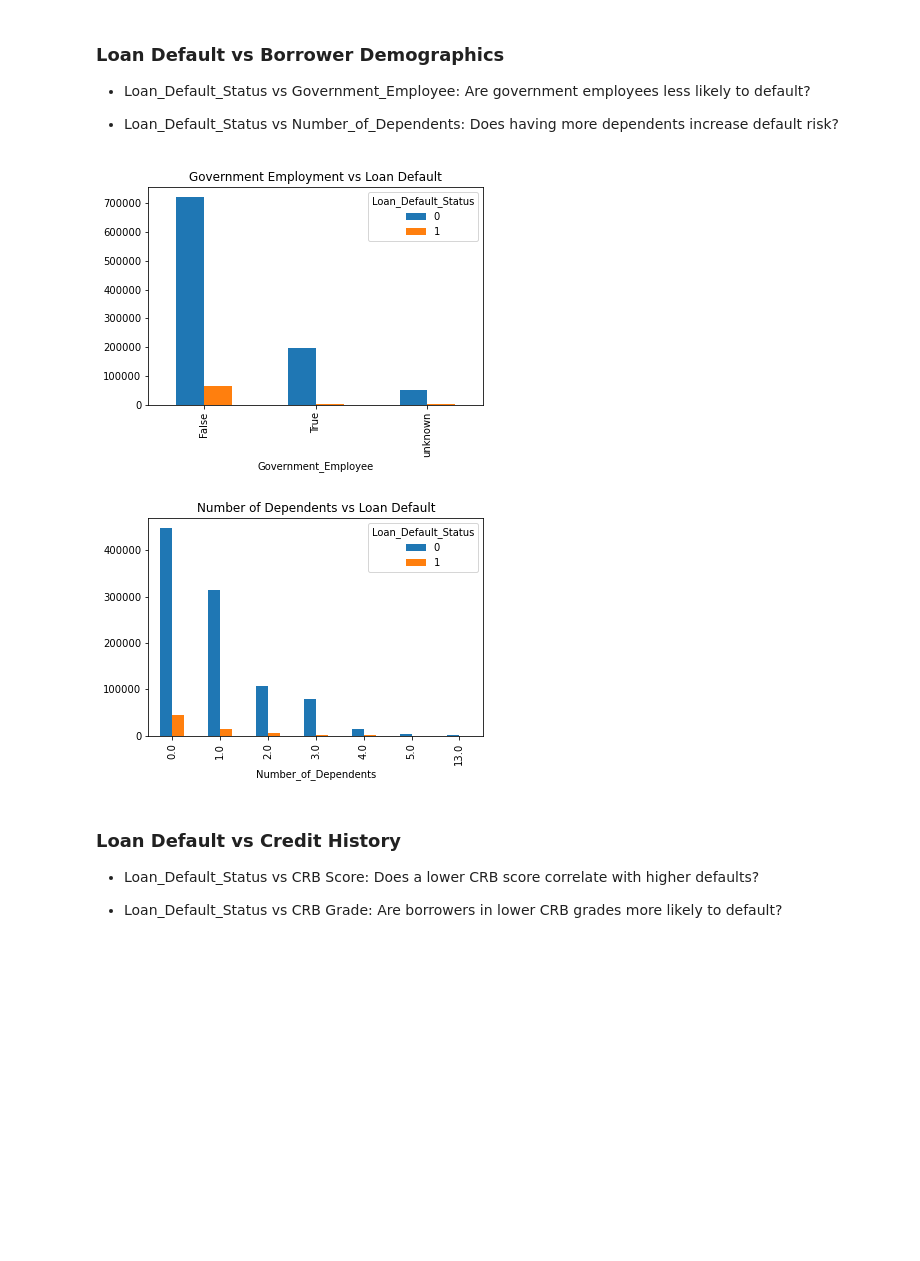
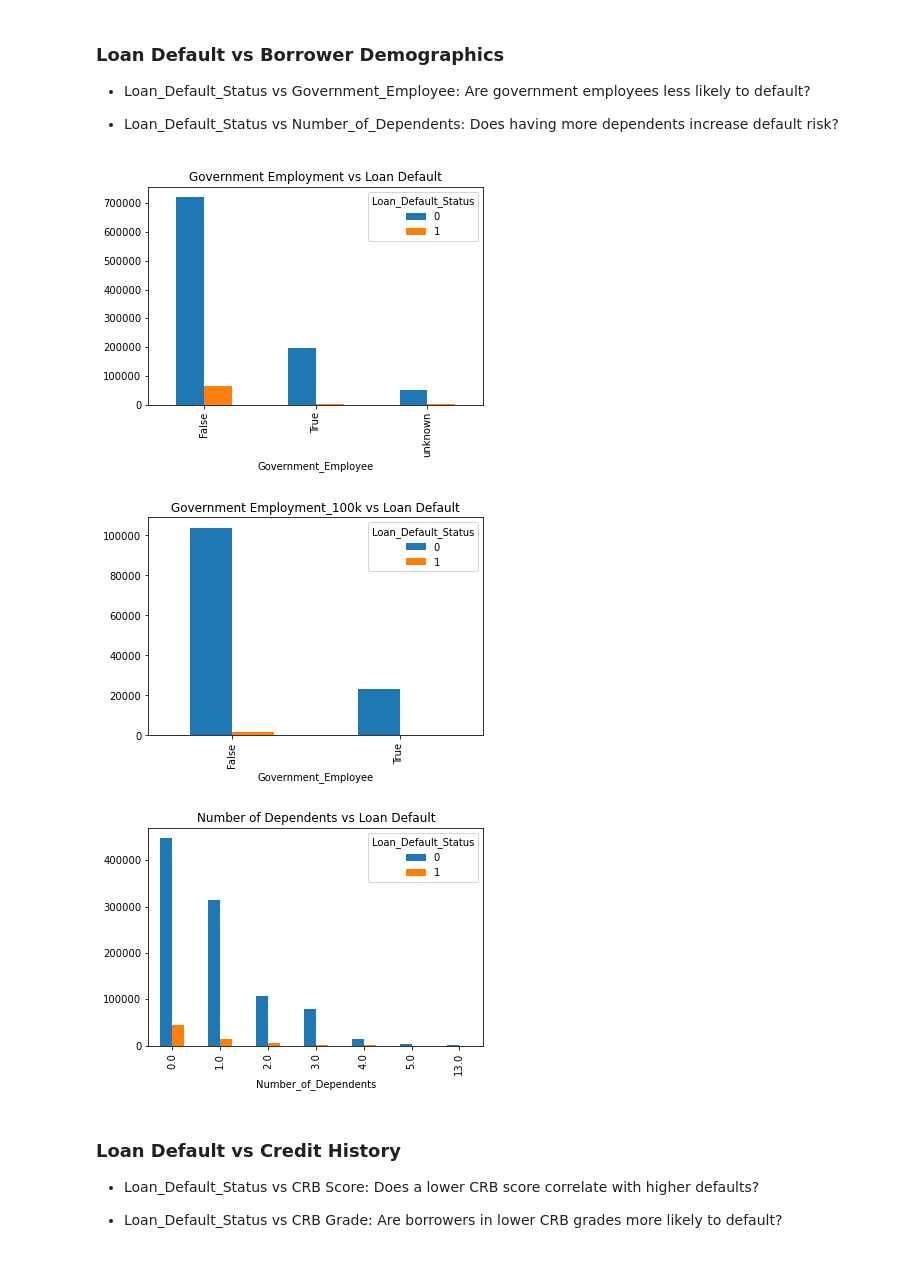
Before and after one commit to Cheptoi-Millicent/DSF-PT08P5-GROUP6-CAPSTONE-PROJECT, a Jupyter notebook: index.ipynb, the cells around one changed output. Saved outputs shown, nothing was run; the diff lists cells and outputs as text; code cells hidden in the pictures; blank space fills up the shorter version.

```diff
--- a/index.ipynb
+++ b/index.ipynb
@@ -1163,0 +1181,9 @@ Sampled dataset size: 88430
+# %%
+# Merge on Application_ID (crb merged df) and curr savings Application_ID (Application Data)
+final_merged_df_100k = crb_merged_df.merge(sampled_df3, left_on="Application_ID", right_on="Application ID", how="inner")
+
+# # Drop duplicate column after merging
+final_merged_df_100k.drop(columns=["Application ID"], inplace=True)
+
+# Display the merged DataFrame summary
+final_merged_df_100k.info()
@@ -1164,12 +1208,12 @@ Sampled dataset size: 88430
 # %%
 # Merge on Application_ID (crb merged df) and curr savings Application_ID (Application Data)
-final_merged_df = crb_merged_df.merge(sampled_df2, left_on="Application_ID", right_on="Application ID", how="inner")
+final_merged_1m_df = crb_merged_df.merge(sampled_df2, left_on="Application_ID", right_on="Application ID", how="inner")
 
 # # Drop duplicate column after merging
-final_merged_df.drop(columns=["Application ID"], inplace=True)
+final_merged_1m_df.drop(columns=["Application ID"], inplace=True)
 
 # Display the merged DataFrame summary
-final_merged_df.info()
+final_merged_1m_df.info()
 # %% [output]
 <class 'pandas.core.frame.DataFrame'>
 Int64Index: 1032198 entries, 0 to 1032197
@@ -1477,17 +1585,29 @@ plt.show()
 
 * Loan_Default_Status vs Number_of_Dependents: Does having more dependents increase default risk?
 # %%
-pd.crosstab(final_merged_df["Government_Employee"],
-            final_merged_df["Loan_Default_Status"]).plot(kind="bar")
+# Plot a crosstab bar plot Loan_Default_Status vs Government_Employee
+pd.crosstab(final_merged_1m_df["Government_Employee"],
+            final_merged_1m_df["Loan_Default_Status"]).plot(kind="bar")
+# Add title
 plt.title("Government Employment vs Loan Default")
 
-pd.crosstab(final_merged_df["Number_of_Dependents"],
-            final_merged_df["Loan_Default_Status"]).plot(kind="bar")
+#2 To Check the difference
+pd.crosstab(final_merged_df_100k["Government_Employee"],
+            final_merged_df_100k["Loan_Default_Status"]).plot(kind="bar")
+# Add title
+plt.title("Government Employment_100k vs Loan Default")
+
+# Plot a crosstab bar plot Loan_Default_Status vs Number_of_Dependents
+pd.crosstab(final_merged_1m_df["Number_of_Dependents"],
+            final_merged_1m_df["Loan_Default_Status"]).plot(kind="bar")
+# Add title
 plt.title("Number of Dependents vs Loan Default")
+
 plt.show()
 # %% [output]
 [figure]
-[figure, old version]
+[figure, new version]
+[figure, added]
 # %% [markdown]
 ### **Loan Default vs Credit History**
 * Loan_Default_Status vs CRB Score: Does a lower CRB score correlate with higher defaults?
```
Also changed, not shown: parts of 44 cells of this notebook.
